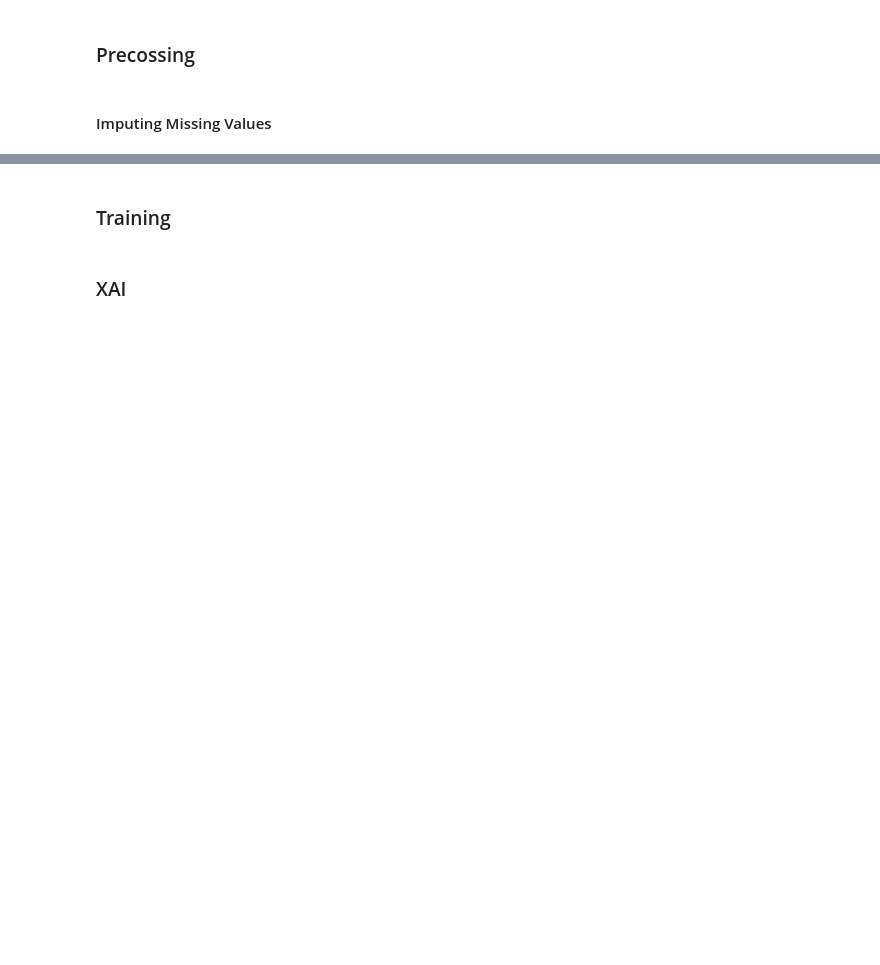
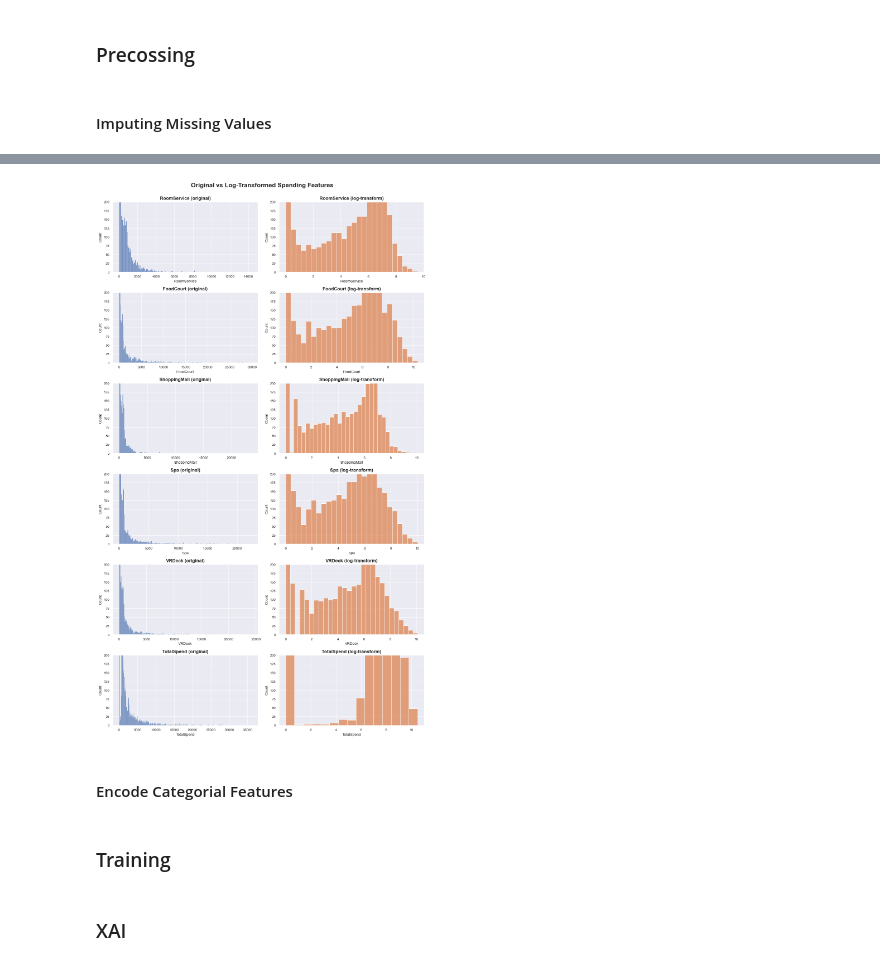
Before and after one commit to RMDS-GroupProject/spaceship_titanic, a Jupyter notebook: main_notebook.ipynb, the cells around one changed output, grey strips where cells are left out. Saved outputs shown, nothing was run; the diff lists cells and outputs as text; code cells hidden in the pictures; blank space fills up the shorter version.

```diff
--- a/main_notebook.ipynb
+++ b/main_notebook.ipynb
@@ -1389 +2094,7 @@ VRDeck                  51               1.19
+# %%
+# drop PassengerID, GroupID, Surname, GroupSize (GroupSize is related to FamilySize)
+train_impute_data.drop(
+    columns=["PassengerId", "GroupID", "Surname", "GroupSize"], axis=1, inplace=True)
+test_impute_data.drop(
+    columns=["PassengerId", "GroupID", "Surname", "GroupSize"], axis=1, inplace=True)
 # %% [markdown]
@@ -1390,0 +2103,27 @@ VRDeck                  51               1.19
+# %%
+# Visualize original and log-transformed distributions of spending features
+fig = plt.figure(figsize=(12, 20))
+log_features = ['RoomService', 'FoodCourt',
+                'ShoppingMall', 'Spa', 'VRDeck', 'TotalSpend']
+
+for i, col in enumerate(log_features):
+    # Original distribution
+    plt.subplot(6, 2, 2 * i + 1)
+    sns.histplot(train_impute_data[col], binwidth=100)
+    plt.ylim([0, 200])
+    plt.title(f'{col} (original)', fontsize=12, fontweight="bold")
+
+    # Log-transformed distribution
+    plt.subplot(6, 2, 2 * i + 2)
+    # log1p is safer for 0s
+    sns.histplot(np.log1p(train_impute_data[col]), color='C1')
+    plt.ylim([0, 200])
+    plt.title(f'{col} (log-transform)', fontsize=12, fontweight="bold")
+fig.suptitle("Original vs Log-Transformed Spending Features",
+             fontsize=16, fontweight="bold", y=1)
+fig.tight_layout()
+plt.savefig(os.path.join(image_save_path,
+            "Original vs Log Transformed Spending Features.png"), bbox_inches="tight")
+plt.show()
+# %% [output]
+[figure, added]
@@ -1391,3 +2136,5 @@ VRDeck                  51               1.19
+# %% [markdown]
+#### Encode Categorial Features
 # %% [markdown]
 ### Training
 # %% [markdown]
```
Also changed, not shown: parts of 30 cells of this notebook, 2 other files.
